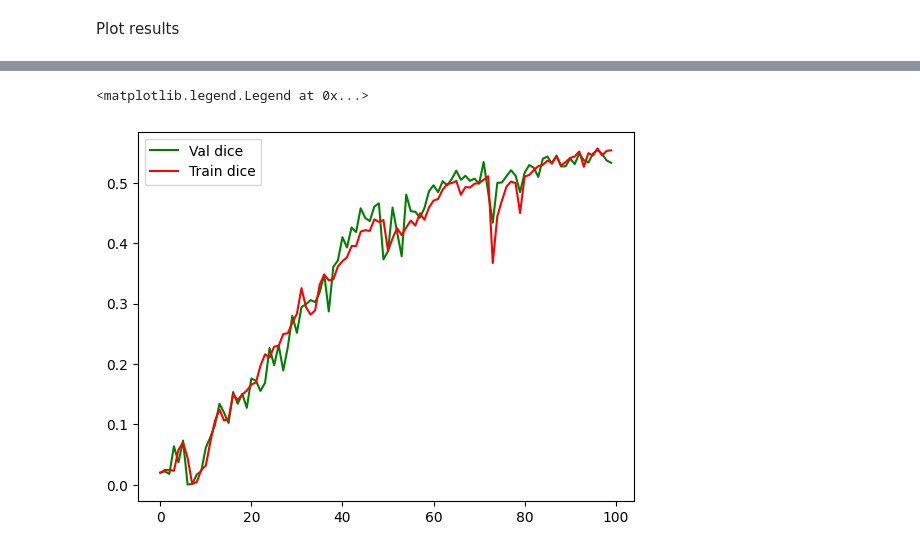
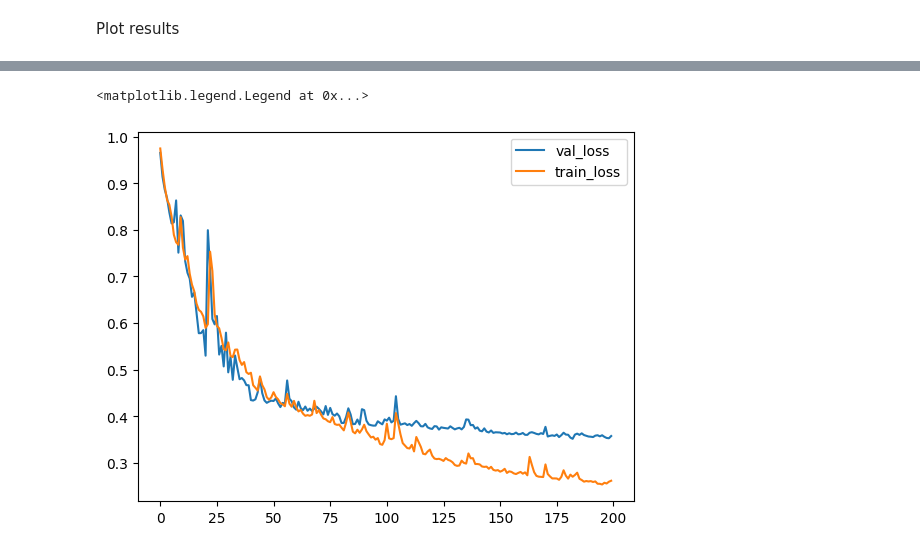
Before and after one commit to kkaczmarskinpg/teeth-segmentation-cbct-images-cnn-lstm, a Jupyter notebook: cnn-lstm-teeth-segmentation.ipynb, the cells around one changed output, grey strips where cells are left out. Cells and saved outputs as stored; diff of their text form; code cells hidden in the pictures.

```diff
--- a/cnn-lstm-teeth-segmentation.ipynb
+++ b/cnn-lstm-teeth-segmentation.ipynb
@@ -169,18 +186,62 @@ plt.show()
-# %%
-import matplotlib.pyplot as plt
-import json
-
-with open("models/history-12-12-2024-05-30.json", "r") as file:
-    history_50 = json.load(file)
-
-with open("models/convlstm2d-dice37-128-history.json", "r") as file:
-    history_37 = json.load(file)
-
-
-plt.figure()
-plt.plot(history_50["val_dice_coefficient"], color="green")
-plt.plot(history_50["dice_coefficient"], color="red")
-plt.legend(["Val dice","Train dice"])
-# %% [output]
-<matplotlib.legend.Legend at 0x...>
-[figure, removed]
+# %%
+import matplotlib.pyplot as plt
+import json
+
+with open("models/2-convlstm2d-dice60-history.json", "r") as file:
+    history_2 = json.load(file)
+
+with open("models/1-convlstm2d-dice50-128-history.json", "r") as file:
+    history_1 = json.load(file)
+
+with open("models/3-convlstm2d.json", "r") as file:
+    history_3 = json.load(file)
+
+with open("models/4-convlstm-history.json", "r") as file:
+    history_4 = json.load(file)
+
+with open("models/5-convlstm-history.json", "r") as file:
+    history_5 = json.load(file)
+
+#val_loss = np.array([np.array(history_1["val_loss"]),np.array(history_2["val_loss"])+0.05,np.array(history_50["val_loss"])])
+
+val_loss = []
+
+for value in history_1["val_loss"]:
+    val_loss.append(value)
+
+for value in np.array(history_2["val_loss"])+0.05:
+    val_loss.append(value)
+
+for value in history_3["val_loss"]:
+    val_loss.append(value)
+
+for value in history_4["val_loss"]:
+    val_loss.append(value)
+
+for value in history_5["val_loss"]:
+    val_loss.append(value)
+
+loss = []
+
+for value in history_1["loss"]:
+    loss.append(value)
+
+for value in np.array(history_2["loss"])+0.05:
+    loss.append(value)
+
+for value in history_3["loss"]:
+    loss.append(value)
+
+for value in history_4["loss"]:
+    loss.append(value)
+
+for value in history_5["loss"]:
+    loss.append(value)
+
+plt.figure()
+plt.plot(val_loss)
+plt.plot(loss)
+plt.legend(["val_loss","train_loss"])
+# %% [output]
+<matplotlib.legend.Legend at 0x...>
+[figure, added]
```
Also changed, not shown: parts of 11 cells of this notebook, 3 other files.
